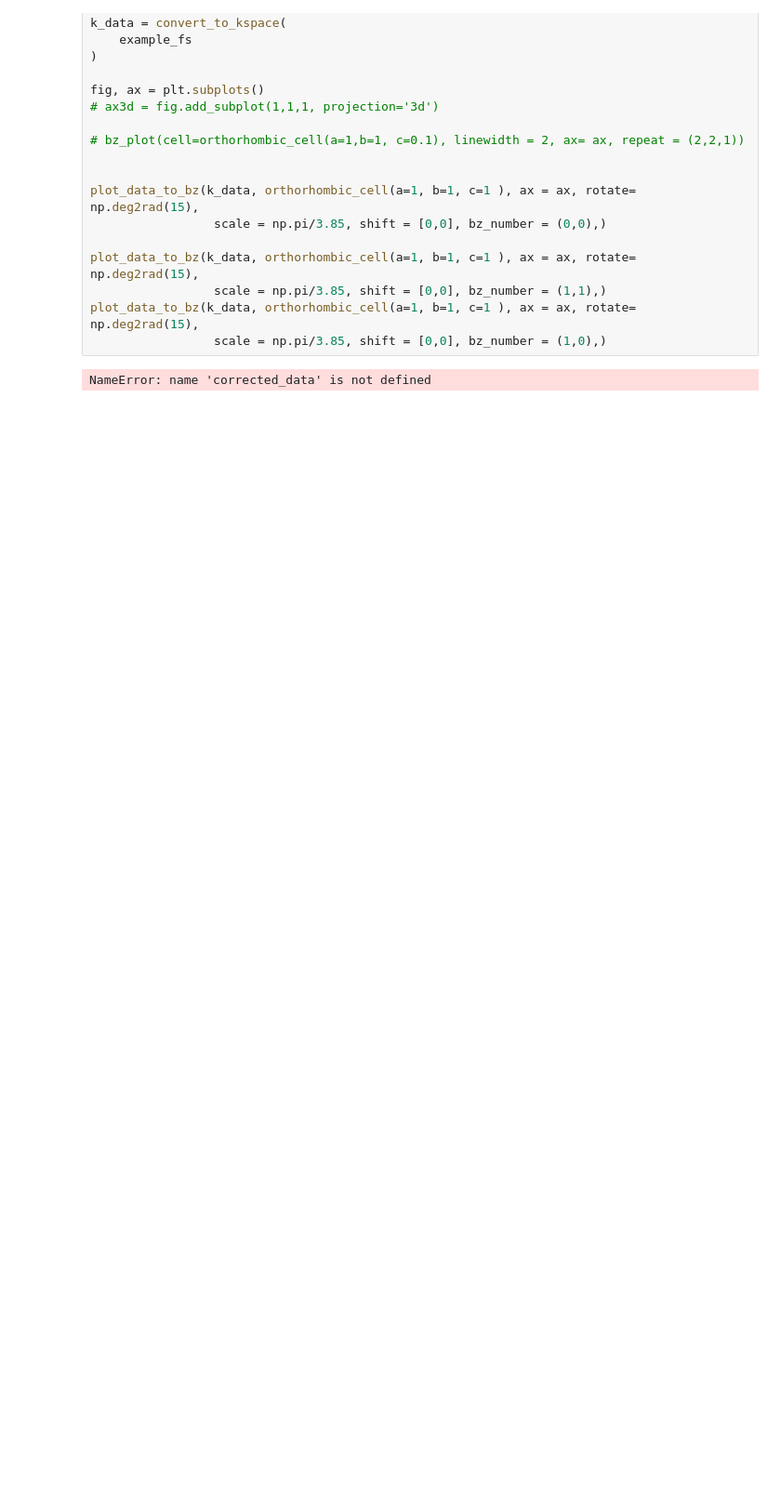
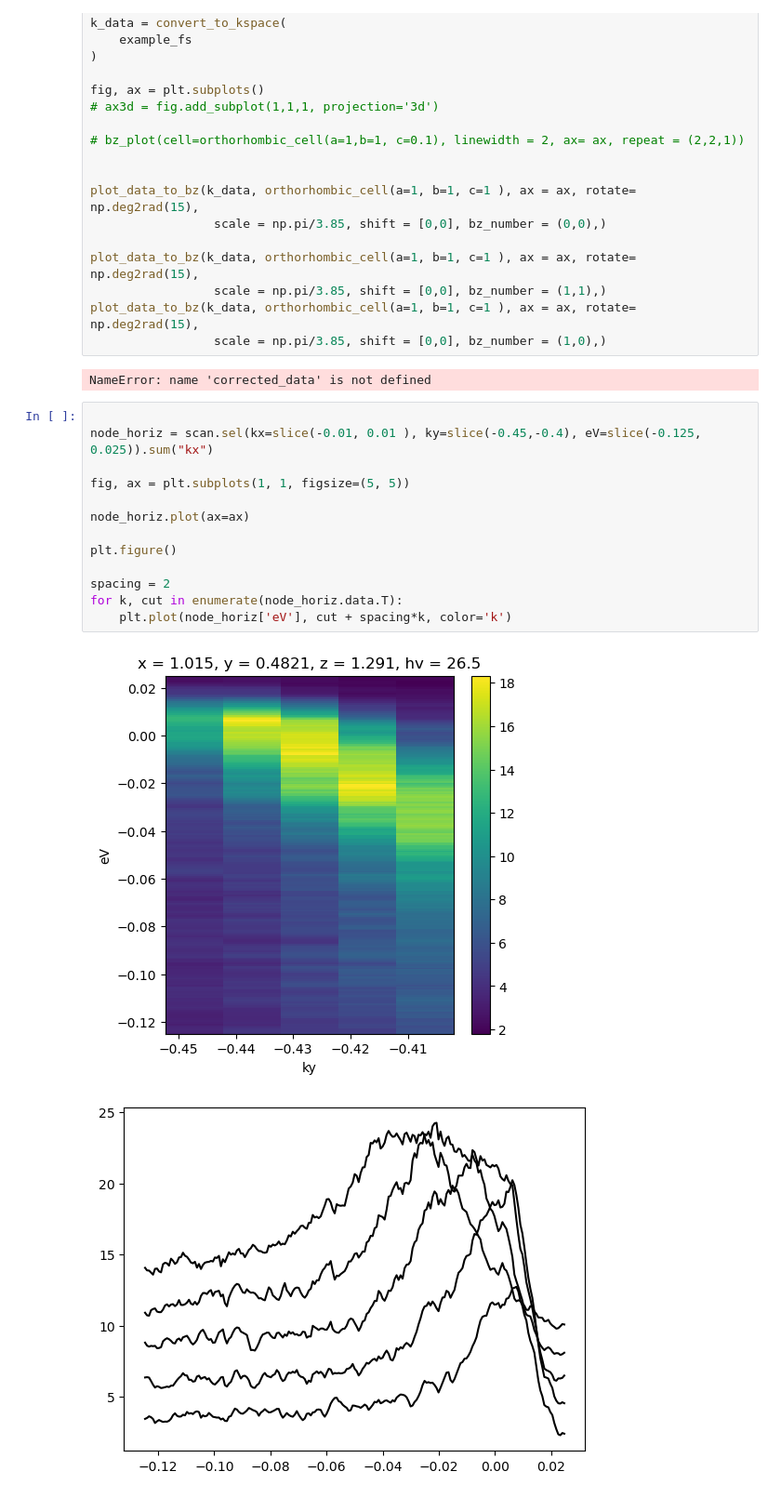
Before and after one commit to hellbrue/psi_arpes_scripts, a Jupyter notebook: scripts_francesco/analysis_FB.ipynb, the cells around one changed output. Shown at 93% size. Drawn from its saved outputs; the diff is of its cells as text; blank space fills up the shorter version.

```diff
--- a/scripts_francesco/analysis_FB.ipynb
+++ b/scripts_francesco/analysis_FB.ipynb
@@ -308,3 +307,19 @@ plot_data_to_bz(k_data, orthorhombic_cell(a=1, b=1, c=1 ), ax = ax, rotate= np.d
                  scale = np.pi/3.85, shift = [0,0], bz_number = (1,0),)
 # %% [output]
 NameError: name 'corrected_data' is not defined
+# %%
+
+node_horiz = scan.sel(kx=slice(-0.01, 0.01 ), ky=slice(-0.45,-0.4), eV=slice(-0.125, 0.025)).sum("kx")
+
+fig, ax = plt.subplots(1, 1, figsize=(5, 5))
+
+node_horiz.plot(ax=ax)
+
+plt.figure()
+
+spacing = 2
+for k, cut in enumerate(node_horiz.data.T):
+    plt.plot(node_horiz['eV'], cut + spacing*k, color='k')
+# %% [output]
+[figure, added]
+[figure, added]
```
Also changed, not shown: parts of 7 cells of this notebook.
